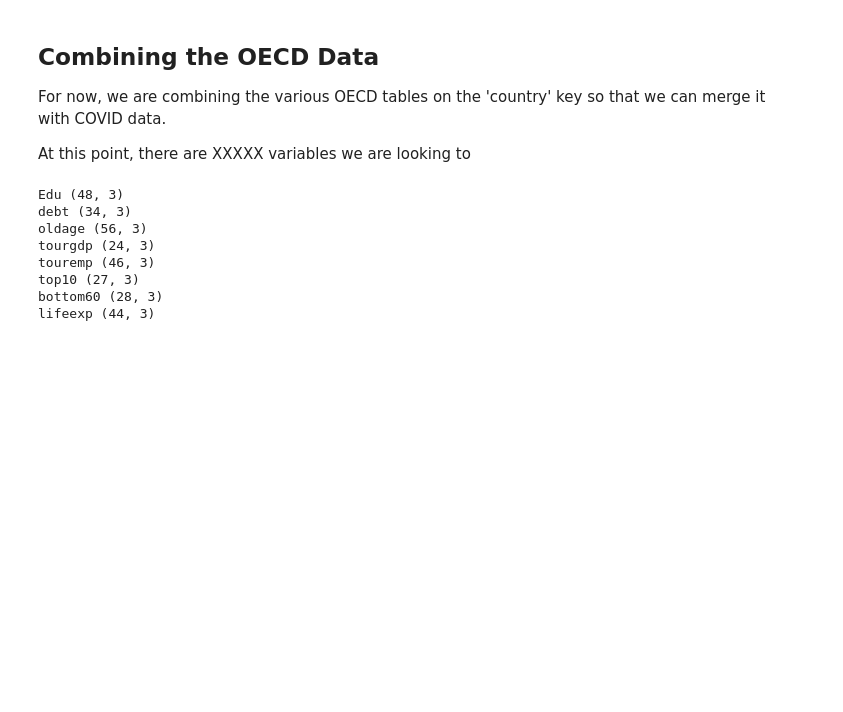
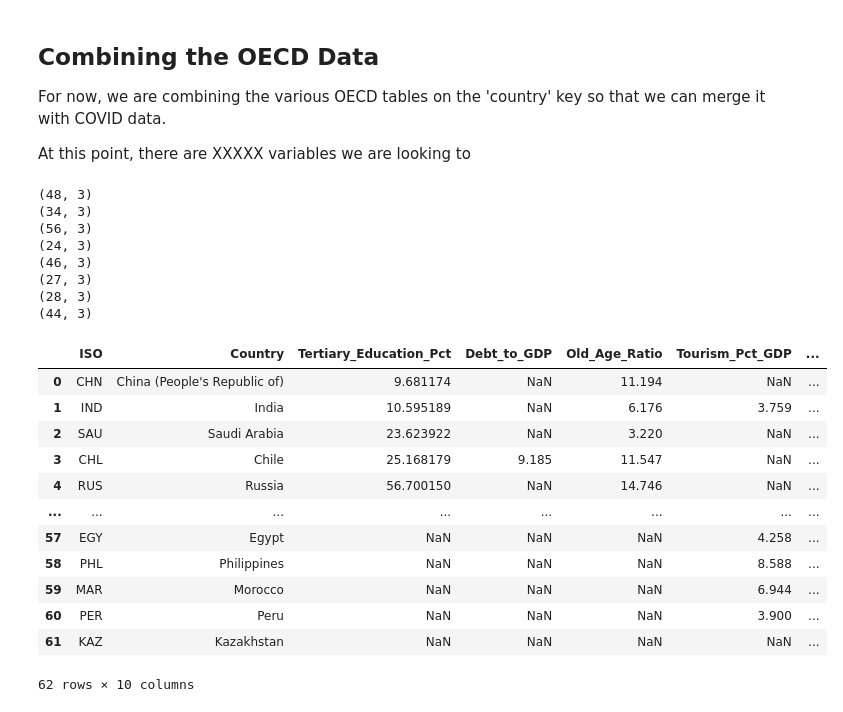
Before and after one commit to pvai-umich/SIADS591, a Jupyter notebook: Project_v1.1.ipynb, the cells around one changed output. Drawn from its saved outputs; the diff is of its cells as text; code cells hidden in the pictures; blank space fills up the shorter version.

Commit message:
Merge all dfs together to create final OECD DF

```diff
--- a/Project_v1.1.ipynb
+++ b/Project_v1.1.ipynb
@@ -362,23 +362,54 @@ pd.DataFrame((lst), columns =['Stat', 'Value'])
 For now, we are combining the various OECD tables on the 'country' key so that we can merge it with COVID data.
 
 At this point, there are XXXXX variables we are looking to
-# %%
-# Doing a quick check of the shapes of each data frame.
-# it looks like some are smaller than others. Will need to decide what countries to keep later.
-print("Edu", df_edu.shape)
-print("debt", df_debt.shape)
-print("oldage", df_oldage.shape)
-print("tourgdp", df_tour_gdp.shape)
-print("touremp", df_tour_emp.shape)
-print("top10", df_top_10pct_share.shape)
-print("bottom60", df_bottom_60pct_share.shape)
-print("lifeexp", df_life_exp.shape)
-# %% [output]
-Edu (48, 3)
-debt (34, 3)
-oldage (56, 3)
-tourgdp (24, 3)
-touremp (46, 3)
-top10 (27, 3)
-bottom60 (28, 3)
-lifeexp (44, 3)
+# %%
+# Let's keep a running list of the dataframe names. Will make it easier
+# to run future analysis if we can just iterate on this list of df names rather
+# than including each one individually in multiple spots
+# So if a new variable is added up top, append it to this list, and the rest
+# of the analysis is good to go.
+oecd_df_list = list()
+oecd_df_list.append(df_edu)
+oecd_df_list.append(df_debt)
+oecd_df_list.append(df_oldage)
+oecd_df_list.append(df_tour_gdp)
+oecd_df_list.append(df_tour_emp)
+oecd_df_list.append(df_top_10pct_share)
+oecd_df_list.append(df_bottom_60pct_share)
+oecd_df_list.append(df_life_exp)
+
+# Doing a quick check of the shapes of each data frame.
+# it looks like some are smaller than others. Will need to decide what countries to keep later.
+for i in oecd_df_list:
+  print(i.shape)
+
+# Let's merge them all together
+df_oecd = pd.DataFrame(columns=['ISO', 'Country'])
+
+for df in oecd_df_list:
+  df_oecd = df_oecd.merge(df, on=['ISO', 'Country'], how='outer')
+
+# Let's check it out!
+df_oecd.head()
+# %% [output]
+(48, 3)
+(34, 3)
+(56, 3)
+(24, 3)
+(46, 3)
+(27, 3)
+(28, 3)
+(44, 3)
+|  | ISO | Country | Tertiary_Education_Pct | Debt_to_GDP | Old_Age_Ratio | Tourism_Pct_GDP | ... |
+| 0 | CHN | China (People's Republic of) | 9.681174 | NaN | 11.194 | NaN | ... |
+| 1 | IND | India | 10.595189 | NaN | 6.176 | 3.759 | ... |
+| 2 | SAU | Saudi Arabia | 23.623922 | NaN | 3.220 | NaN | ... |
+| 3 | CHL | Chile | 25.168179 | 9.185 | 11.547 | NaN | ... |
+| 4 | RUS | Russia | 56.700150 | NaN | 14.746 | NaN | ... |
+| ... | ... | ... | ... | ... | ... | ... | ... |
+| 57 | EGY | Egypt | NaN | NaN | NaN | 4.258 | ... |
+| 58 | PHL | Philippines | NaN | NaN | NaN | 8.588 | ... |
+| 59 | MAR | Morocco | NaN | NaN | NaN | 6.944 | ... |
+| 60 | PER | Peru | NaN | NaN | NaN | 3.900 | ... |
+| 61 | KAZ | Kazakhstan | NaN | NaN | NaN | NaN | ... |
+62 rows × 10 columns
```
Also changed, not shown: parts of 2 cells of this notebook.
